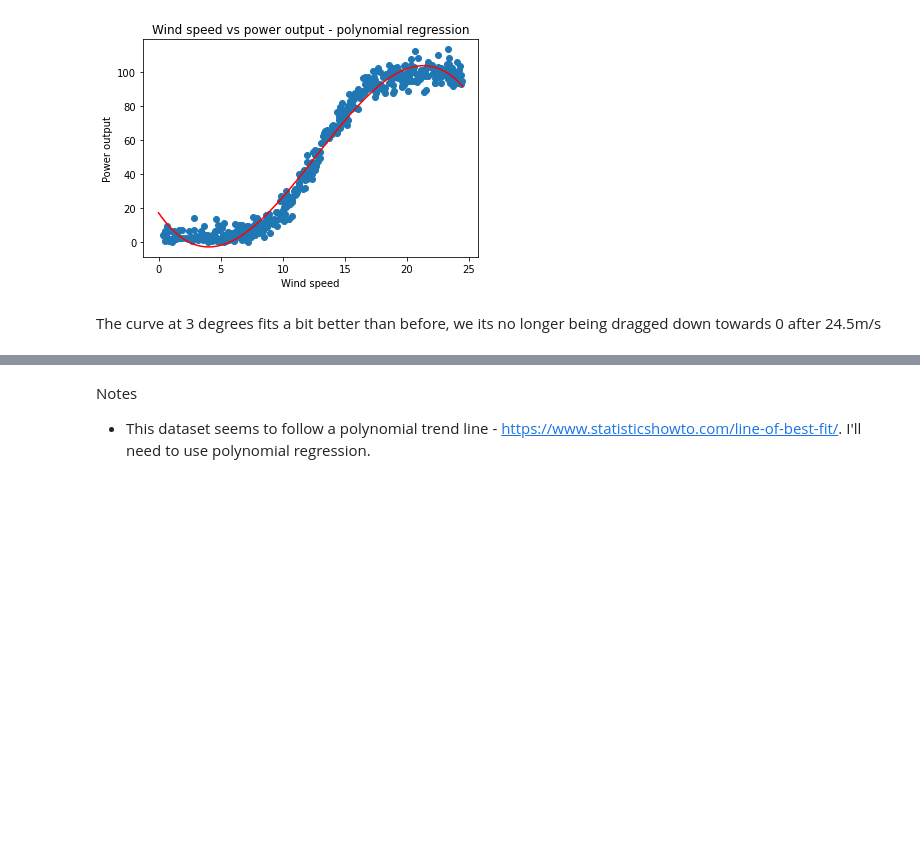
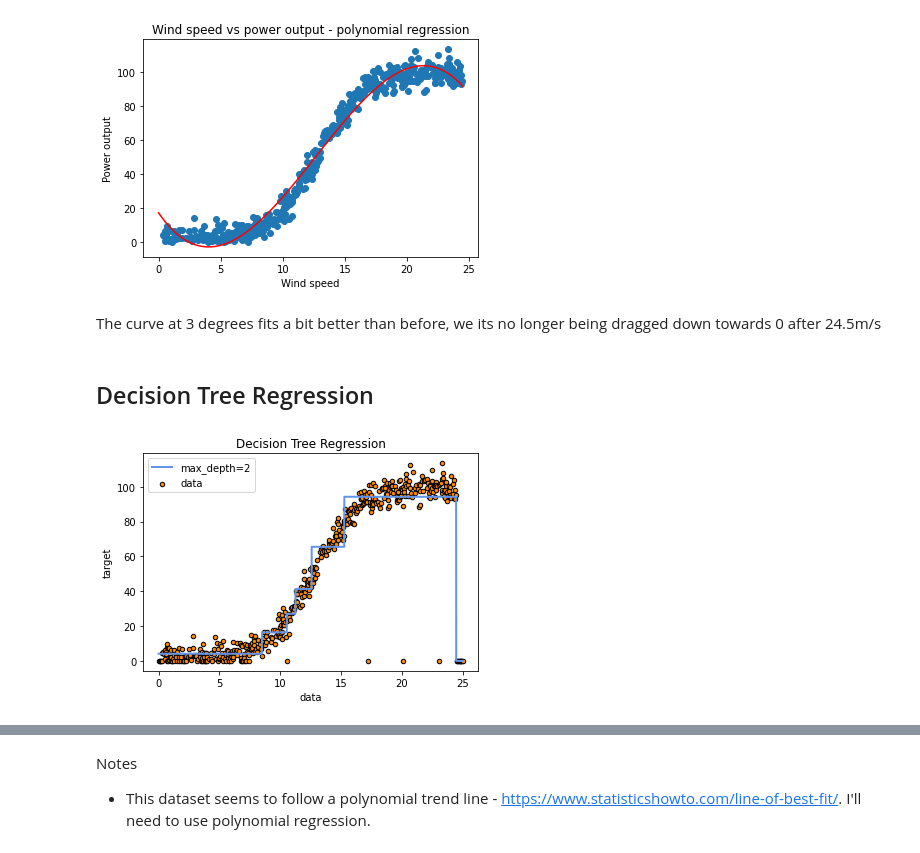
Before and after one commit to OtherBrian/fda-regression_project, a Jupyter notebook: Regression Project.ipynb, the cells around one changed output, grey strips where cells are left out. Cells and saved outputs as stored; diff of their text form; code cells hidden in the pictures; blank space fills up the shorter version.

Commit message:
Added a decision tree regression.

```diff
--- a/Regression Project.ipynb
+++ b/Regression Project.ipynb
@@ -296,3 +296,29 @@ plt.show()
 [figure]
 # %% [markdown]
 The curve at 3 degrees fits a bit better than before, we its no longer being dragged down towards 0 after 24.5m/s
+# %% [markdown]
+## Decision Tree Regression
+# %%
+#https://scikit-learn.org/stable/modules/tree.html
+
+from sklearn import tree
+clf = tree.DecisionTreeRegressor(max_depth=3)
+clf = clf.fit(X, y)
+
+# Predict
+X_test = np.arange(0.0, 25.0, 0.01)[:, np.newaxis]
+y_est = clf.predict(X_test)
+
+# Plot the results
+plt.figure()
+plt.scatter(X, y, s=20, edgecolor="black",
+            c="darkorange", label="data")
+plt.plot(X_test, y_est, color="cornflowerblue",
+         label="max_depth=2", linewidth=2)
+plt.xlabel("data")
+plt.ylabel("target")
+plt.title("Decision Tree Regression")
+plt.legend()
+plt.show()
+# %% [output]
+[figure, added]
```
Also changed, not shown: parts of 1 cell of this notebook.
